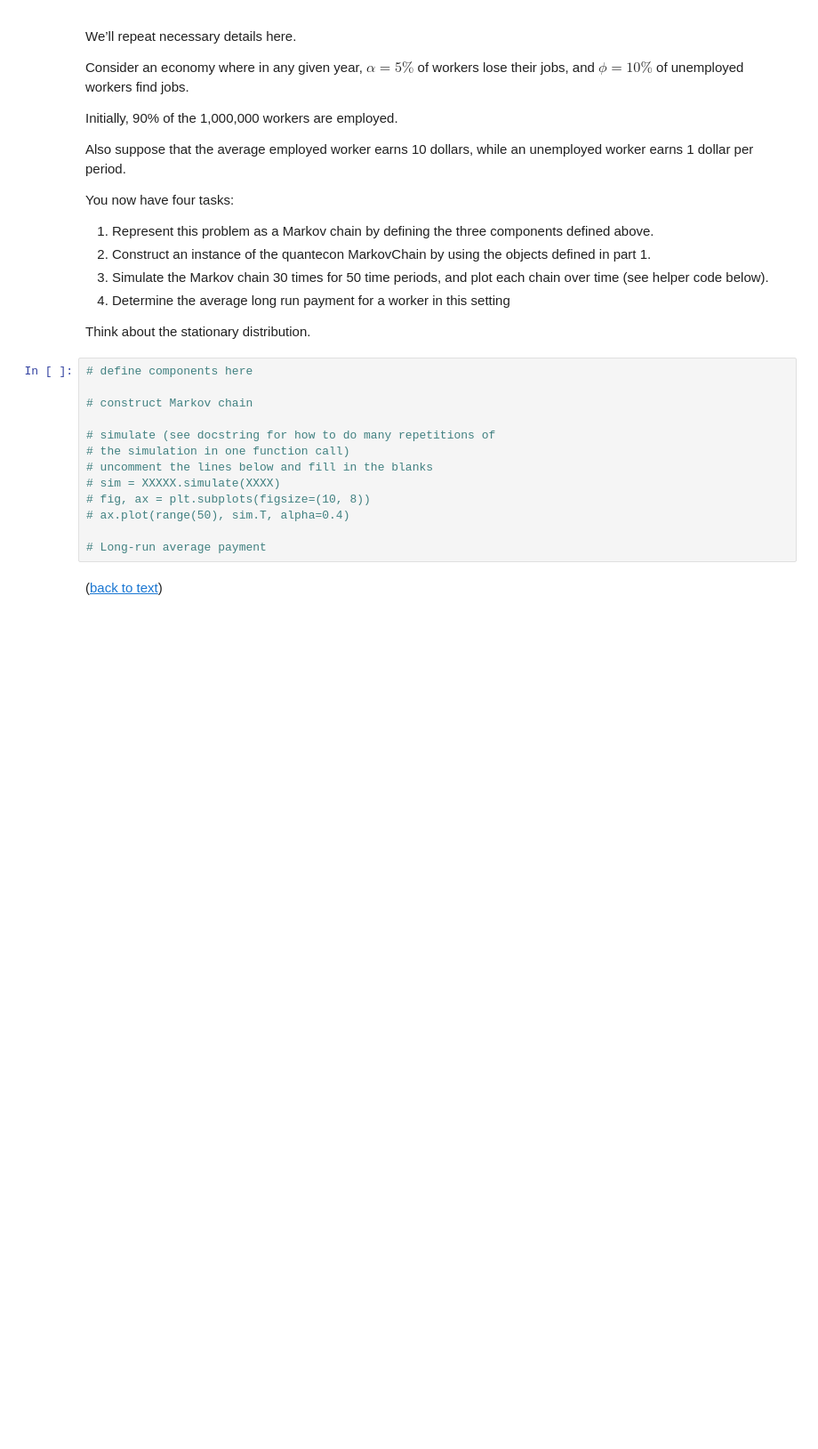
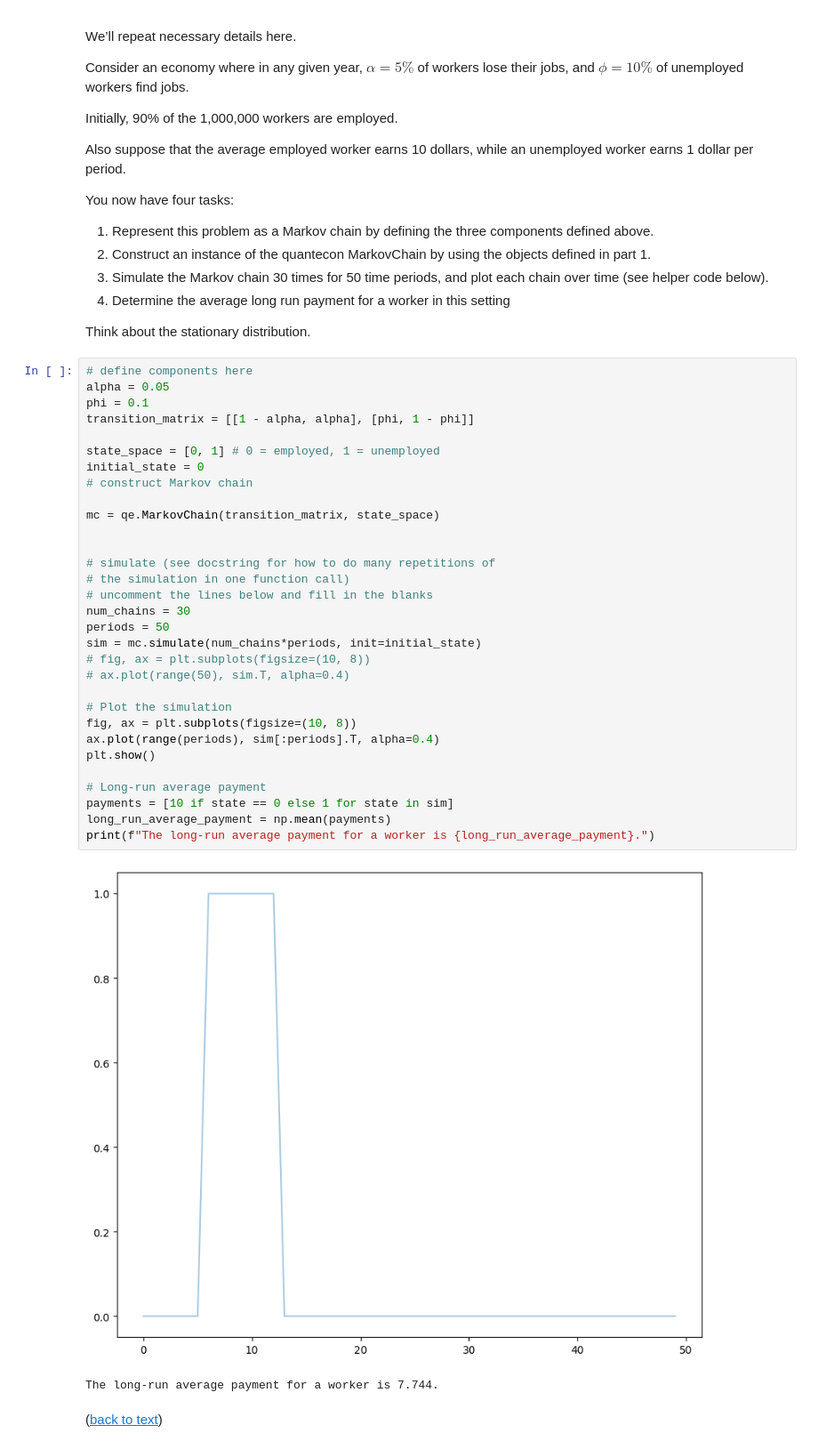
Before and after one commit to ramanjeetsaini/learning, a Jupyter notebook: pandas/randomness.ipynb, the cells around one changed output. Shown at 89% size. Cells and saved outputs as stored; diff of their text form; blank space fills up the shorter version.

```diff
--- a/pandas/randomness.ipynb
+++ b/pandas/randomness.ipynb
@@ -627,17 +645,38 @@ You now have four tasks:
 Think about the stationary distribution.
 # %%
 # define components here
+alpha = 0.05
+phi = 0.1
+transition_matrix = [[1 - alpha, alpha], [phi, 1 - phi]]
 
+state_space = [0, 1] # 0 = employed, 1 = unemployed
+initial_state = 0
 # construct Markov chain
+
+mc = qe.MarkovChain(transition_matrix, state_space)
+
 
 # simulate (see docstring for how to do many repetitions of
 # the simulation in one function call)
 # uncomment the lines below and fill in the blanks
-# sim = XXXXX.simulate(XXXX)
+num_chains = 30
+periods = 50
+sim = mc.simulate(num_chains*periods, init=initial_state)
 # fig, ax = plt.subplots(figsize=(10, 8))
 # ax.plot(range(50), sim.T, alpha=0.4)
 
+# Plot the simulation
+fig, ax = plt.subplots(figsize=(10, 8))
+ax.plot(range(periods), sim[:periods].T, alpha=0.4)
+plt.show()
+
 # Long-run average payment
+payments = [10 if state == 0 else 1 for state in sim]
+long_run_average_payment = np.mean(payments)
+print(f"The long-run average payment for a worker is {long_run_average_payment}.")
+# %% [output]
+[figure, added]
+The long-run average payment for a worker is 7.744.
 # %% [markdown]
 ([back to text](#dir3-4-3))
 # %% [markdown]
```
Also changed, not shown: parts of 21 cells of this notebook.
